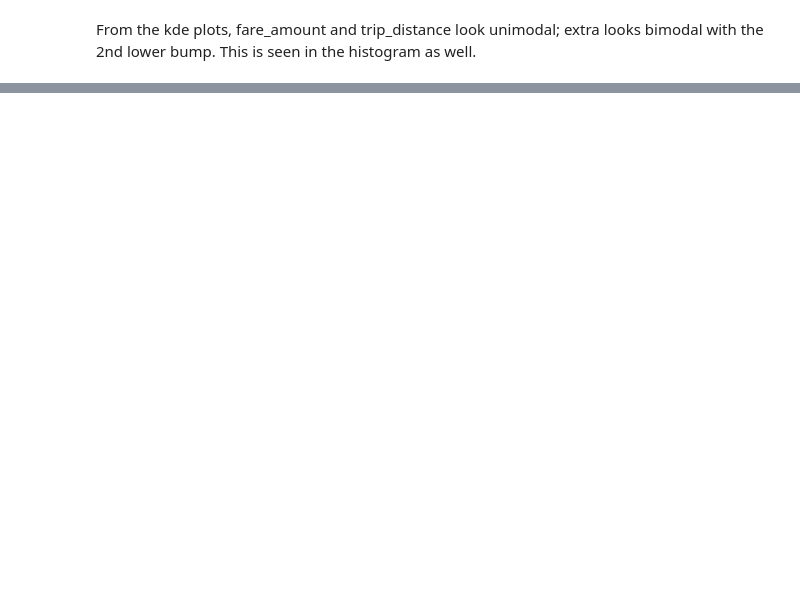
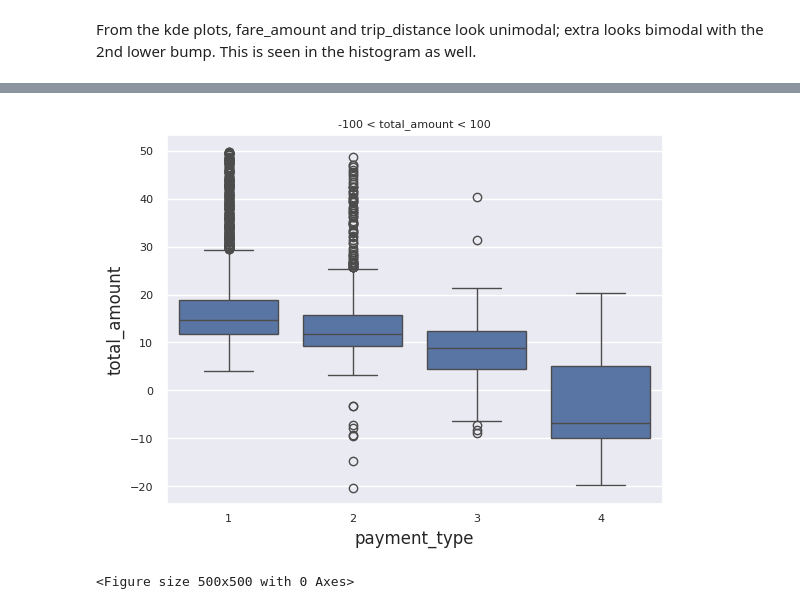
Before and after one commit to seecode4/seeRepo1, a Jupyter notebook: Student_MLE_MiniProject_EDA.ipynb, the cells around one changed output, grey strips where cells are left out. Cells and saved outputs as stored; diff of their text form; code cells hidden in the pictures; blank space fills up the shorter version.

```diff
--- a/Student_MLE_MiniProject_EDA.ipynb
+++ b/Student_MLE_MiniProject_EDA.ipynb
@@ -403,0 +413,17 @@ From the kde plots, fare_amount and trip_distance look unimodal; extra looks bim
+# %%
+# create df_trips_do dataframe after dropping outliers based on total_amount and trip_duration
+df_num = df.select_dtypes(include='number')
+df_dropoutliers = df_num[(df_num['total_amount'] > -50) & (df_num['total_amount'] < 50) & (df_num['trip_duration'] < 300)]
+# sample df_dropoutliers to aid runtime
+num_samples = 5000
+df_nsamp_do = df_dropoutliers.sample(num_samples, random_state=1234)
+df_trips_do = df_nsamp_do[['trip_distance', 'fare_amount', 'tip_amount', 'total_amount', 'trip_duration']]
+# %%
+# create boxplot based on df_nsamp_do based on payment_type
+bp = sns.boxplot(x='payment_type', y='total_amount', data=df_nsamp_do)
+bp.set_title('-100 < total_amount < 100', fontsize=8)
+plt.figure(figsize=(5, 5))
+plt.show()
+# %% [output]
+[figure, added]
+<Figure size 500x500 with 0 Axes>
```
Also changed, not shown: parts of 6 cells of this notebook.
